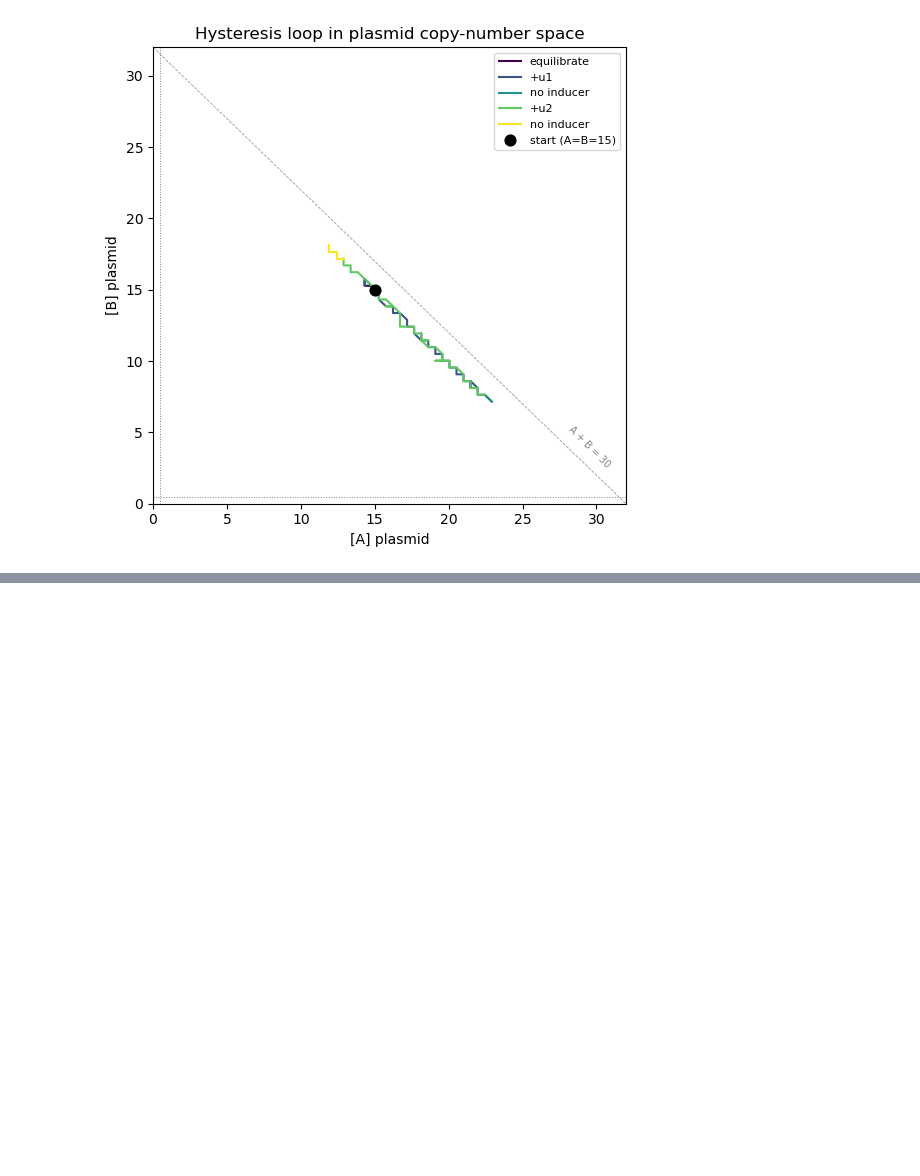
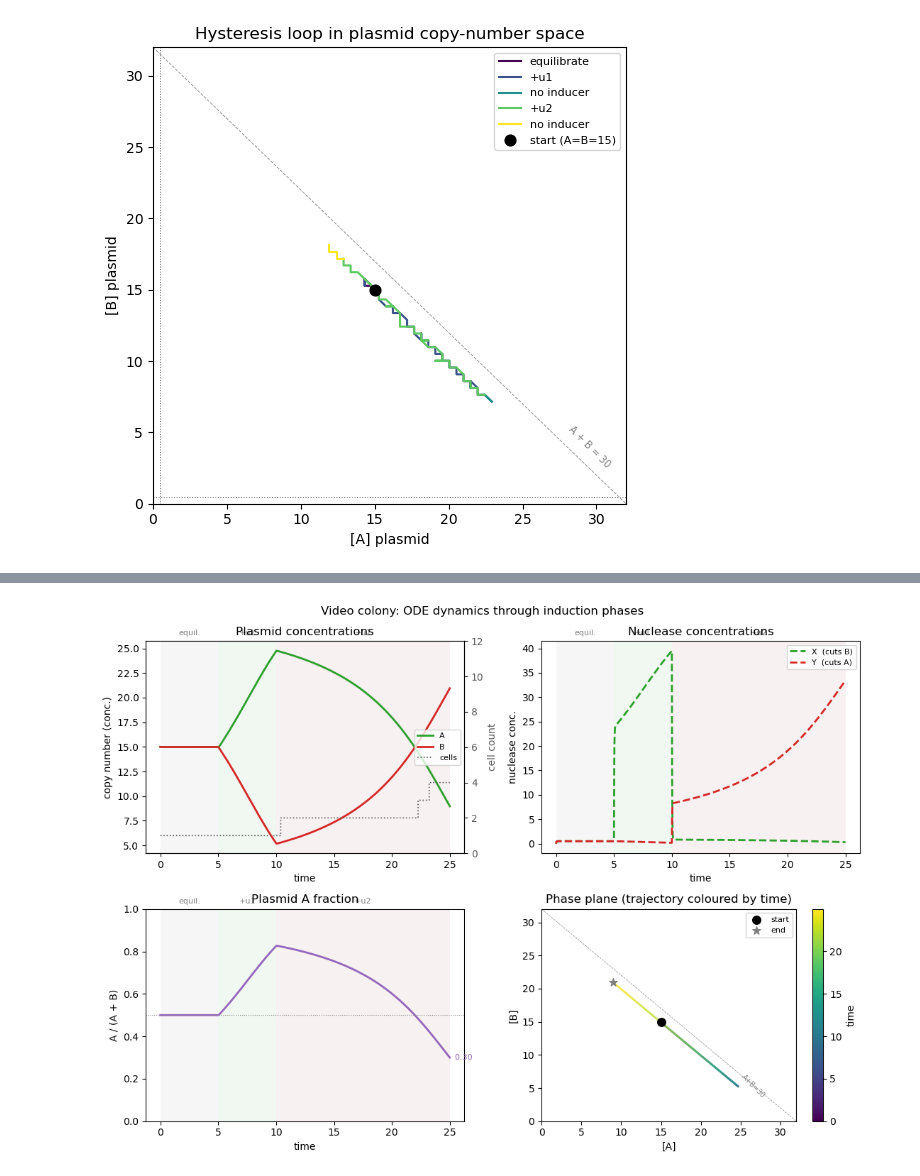
Before and after one commit to Paytonco/multicellular, a Jupyter notebook: examples/dupOri_cutter.ipynb, the cells around one changed output, grey strips where cells are left out. Drawn from its saved outputs; the diff is of its cells as text; code cells hidden in the pictures; blank space fills up the shorter version.

```diff
--- a/examples/dupOri_cutter.ipynb
+++ b/examples/dupOri_cutter.ipynb
@@ -358,0 +372,79 @@ Image(filename=os.path.join(output_dir, "dupOri_cutter.gif"))
+# %%
+from matplotlib.collections import LineCollection
+
+per_vid = df_vid.groupby("time")[["A", "B", "X", "Y"]].mean()
+n_vid   = df_vid.groupby("time")["alive"].sum()
+t       = per_vid.index.values
+
+VID_PHASE_STARTS = [0.] + [ph[0] for ph in VID_PHASES]
+_bg   = ["#f0f0f0", "#e6f4e6", "#f4e6e6"]
+_lbls = ["equil.", "+u1", "+u2"]
+
+def _shade(ax):
+    tr = ax.get_xaxis_transform()
+    for i, (t_end, *_) in enumerate(VID_PHASES):
+        ax.axvspan(VID_PHASE_STARTS[i], t_end, color=_bg[i], alpha=0.55, lw=0, zorder=0)
+        ax.text((VID_PHASE_STARTS[i] + t_end) / 2, 1.02, _lbls[i],
+                ha="center", va="bottom", fontsize=8, color="0.5", transform=tr)
+
+fig, axes = plt.subplots(2, 2, figsize=(11, 8))
+fig.suptitle("Video colony: ODE dynamics through induction phases", fontsize=12)
+
+# ── plasmid concentrations + cell count ──────────────────────────────────────
+ax = axes[0, 0]
+l1, = ax.plot(t, per_vid["A"], color="tab:green", lw=2, label="A")
+l2, = ax.plot(t, per_vid["B"], color="tab:red",   lw=2, label="B")
+_shade(ax)
+ax.set_xlabel("time"); ax.set_ylabel("copy number (conc.)")
+ax.set_title("Plasmid concentrations")
+ax2r = ax.twinx()
+l3, = ax2r.step(n_vid.index, n_vid.values, where="post",
+                color="0.35", lw=1.2, linestyle=":", label="cells")
+ax2r.set_ylabel("cell count", color="0.35")
+ax2r.tick_params(axis="y", labelcolor="0.35")
+ax2r.set_ylim(0, n_vid.max() * 3)
+ax.legend(handles=[l1, l2, l3], fontsize=8, loc="center right")
+
+# ── nuclease concentrations ───────────────────────────────────────────────────
+ax = axes[0, 1]
+ax.plot(t, per_vid["X"], color="tab:green", lw=2, linestyle="--", label="X  (cuts B)")
+ax.plot(t, per_vid["Y"], color="tab:red",   lw=2, linestyle="--", label="Y  (cuts A)")
+_shade(ax)
+ax.set_xlabel("time"); ax.set_ylabel("nuclease conc.")
+ax.set_title("Nuclease concentrations")
+ax.legend(fontsize=8)
+
+# ── A / (A+B) fraction ───────────────────────────────────────────────────────
+ax = axes[1, 0]
+ratio = per_vid["A"] / (per_vid["A"] + per_vid["B"])
+ax.plot(t, ratio, color="tab:purple", lw=2)
+ax.axhline(0.5, color="gray", linestyle=":", lw=0.8)
+ax.set_ylim(0, 1)
+_shade(ax)
+ax.set_xlabel("time"); ax.set_ylabel("A / (A + B)")
+ax.set_title("Plasmid A fraction")
+ax.text(t[-1], ratio.iloc[-1], f"  {ratio.iloc[-1]:.2f}",
+        va="center", fontsize=8, color="tab:purple")
+
+# ── phase plane coloured by time ─────────────────────────────────────────────
+ax = axes[1, 1]
+pts  = np.column_stack([per_vid["A"].values, per_vid["B"].values])
+segs = np.stack([pts[:-1], pts[1:]], axis=1)
+lc   = LineCollection(segs, cmap="viridis", lw=2)
+lc.set_array(t[:-1])
+ax.add_collection(lc)
+fig.colorbar(lc, ax=ax, label="time")
+ax.scatter(*pts[0],  color="k",   zorder=5, s=70, label="start")
+ax.scatter(*pts[-1], color="0.5", zorder=5, s=70, marker="*", label="end")
+lim = 32
+ax.plot([0, lim], [lim, 0], "k--", lw=0.6, alpha=0.4)
+ax.text(25, 3.5, "A+B=30", fontsize=7, color="0.5", rotation=-45)
+ax.set_xlim(0, lim); ax.set_ylim(0, lim)
+ax.set_xlabel("[A]"); ax.set_ylabel("[B]")
+ax.set_title("Phase plane (trajectory coloured by time)")
+ax.legend(fontsize=8)
+
+fig.tight_layout()
+plt.show()
+# %% [output]
+[figure, added]
```
Also changed, not shown: parts of 4 cells of this notebook.
